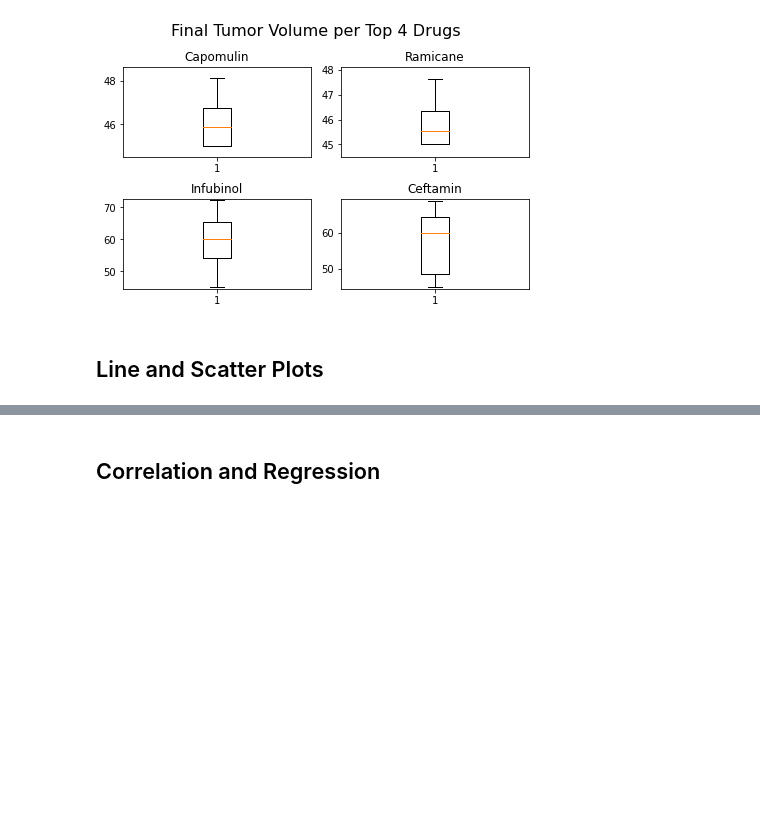
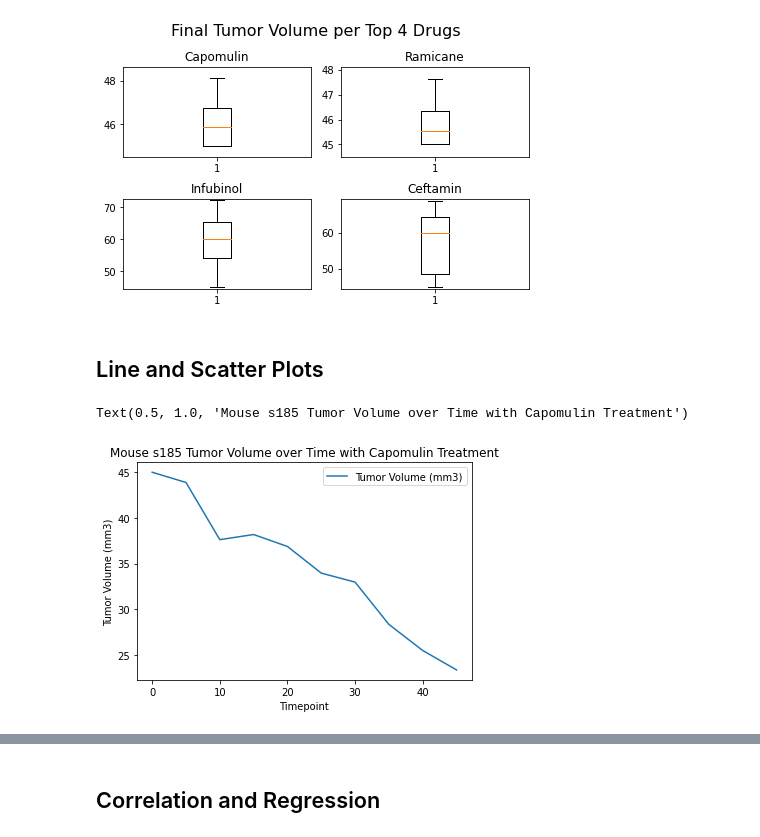
Before and after one commit to MarcyVampQueen/Matplotlib-challenge, a Jupyter notebook: Pymaceuticals/pymaceuticals_starter.ipynb, the cells around one changed output, grey strips where cells are left out. Cells and saved outputs as stored; diff of their text form; code cells hidden in the pictures; blank space fills up the shorter version.

Commit message:
scatter done

```diff
--- a/Pymaceuticals/pymaceuticals_starter.ipynb
+++ b/Pymaceuticals/pymaceuticals_starter.ipynb
@@ -234,3 +235,10 @@ plt.show()
 ## Line and Scatter Plots
 # %%
 # Generate a line plot of tumor volume vs. time point for a mouse treated with Capomulin
+capMouse = dedupedData.loc[dedupedData["Mouse ID"]=="s185", ["Timepoint","Tumor Volume (mm3)"]]
+capMouse.plot(kind="line", x="Timepoint", y="Tumor Volume (mm3)")
+plt.ylabel("Tumor Volume (mm3)")
+plt.title("Mouse s185 Tumor Volume over Time with Capomulin Treatment")
+# %% [output]
+Text(0.5, 1.0, 'Mouse s185 Tumor Volume over Time with Capomulin Treatment')
+[figure, added]
```
Also changed, not shown: parts of 5 cells of this notebook.
